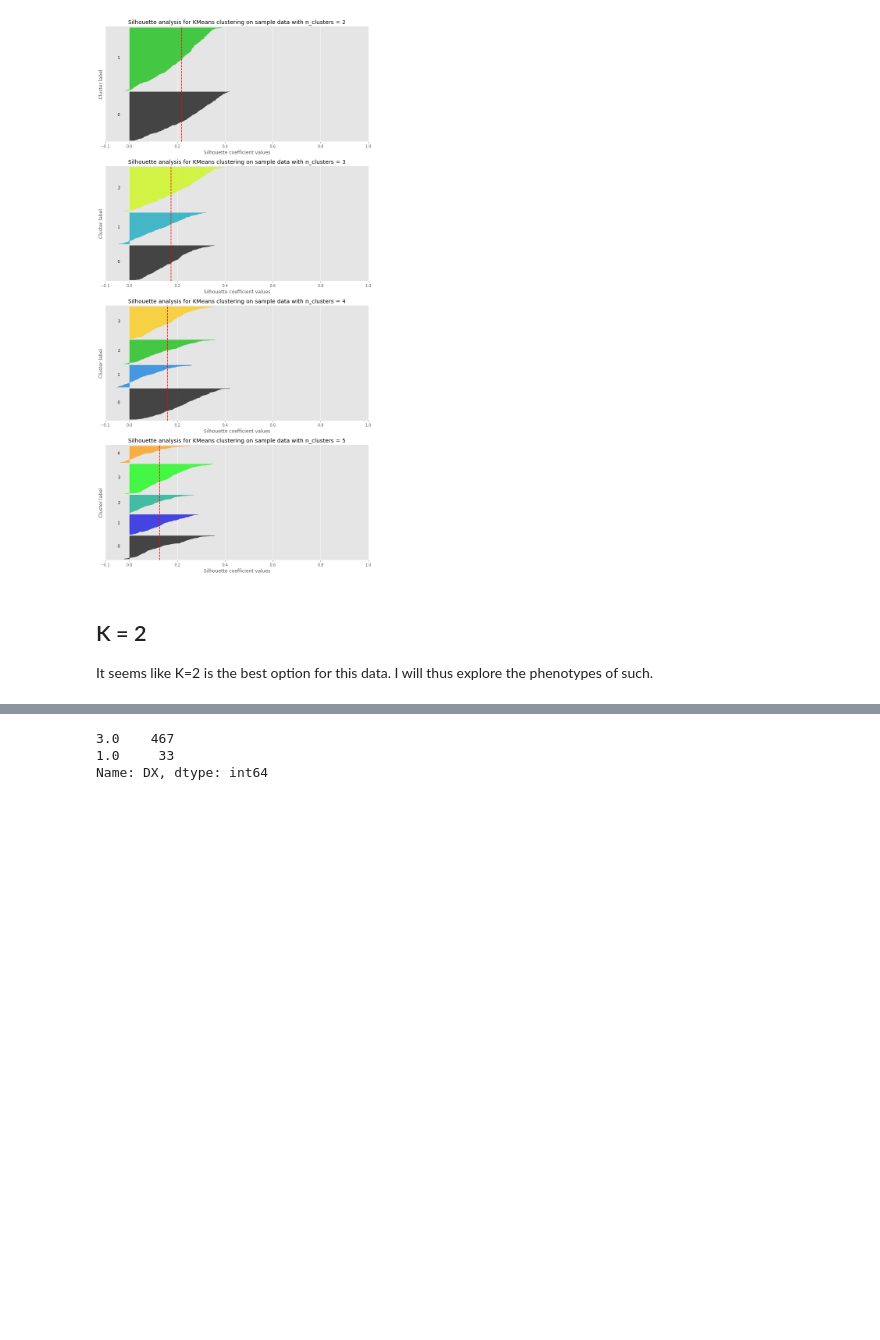
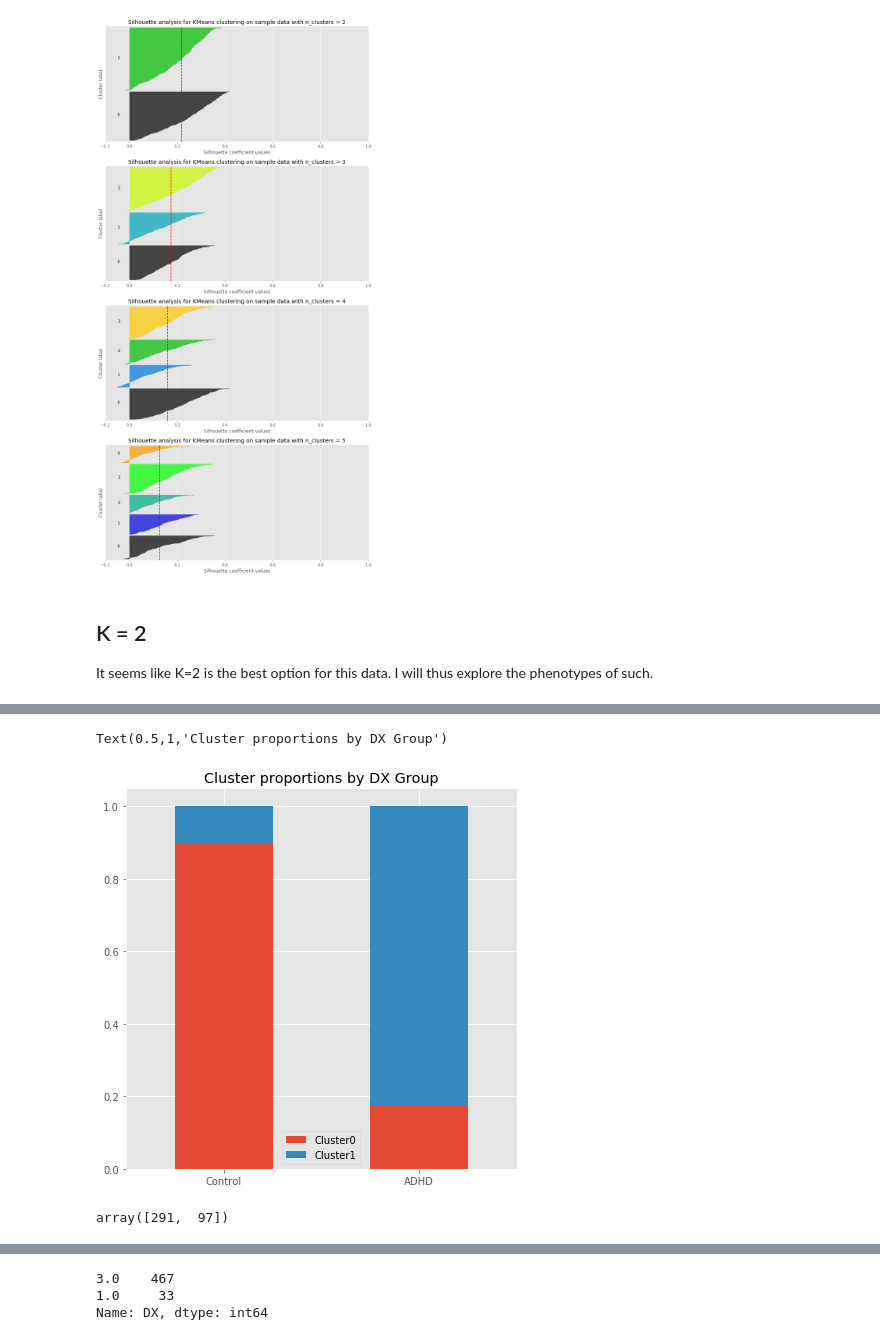
Before and after one commit to cjsmith015/Machine_Learning_and_ADHD, a Jupyter notebook: Cluster Analysis.ipynb, the cells around one changed output, grey strips where cells are left out. Cells and saved outputs as stored; diff of their text form; code cells hidden in the pictures; blank space fills up the shorter version.

```diff
--- a/Cluster Analysis.ipynb
+++ b/Cluster Analysis.ipynb
@@ -136,0 +231,23 @@ def make_jitter(data, jitter=0.3):
+# %%
+cluster0_percent = [291/324, 97/564]
+cluster1_percent = [33/324, 467/564]
+# %%
+ind = np.arange(1,3)
+width = 0.5
+# %%
+fig, ax = plt.subplots(figsize=(7,7))
+ax.bar(ind, cluster0_percent, width, label='Cluster0')
+ax.bar(ind, cluster1_percent, width,
+       bottom=cluster0_percent, label='Cluster1')
+ax.legend()
+ax.set_xticks(ind)
+ax.set_xticklabels(['Control', 'ADHD'])
+ax.set_xlim(0.5, 2.5)
+ax.set_title('Cluster proportions by DX Group')
+# %% [output]
+Text(0.5,1,'Cluster proportions by DX Group')
+[figure, added]
+# %%
+cluster0['DX'].value_counts().values
+# %% [output]
+array([291,  97])
```
Also changed, not shown: parts of 76 cells of this notebook, 2 other files.
